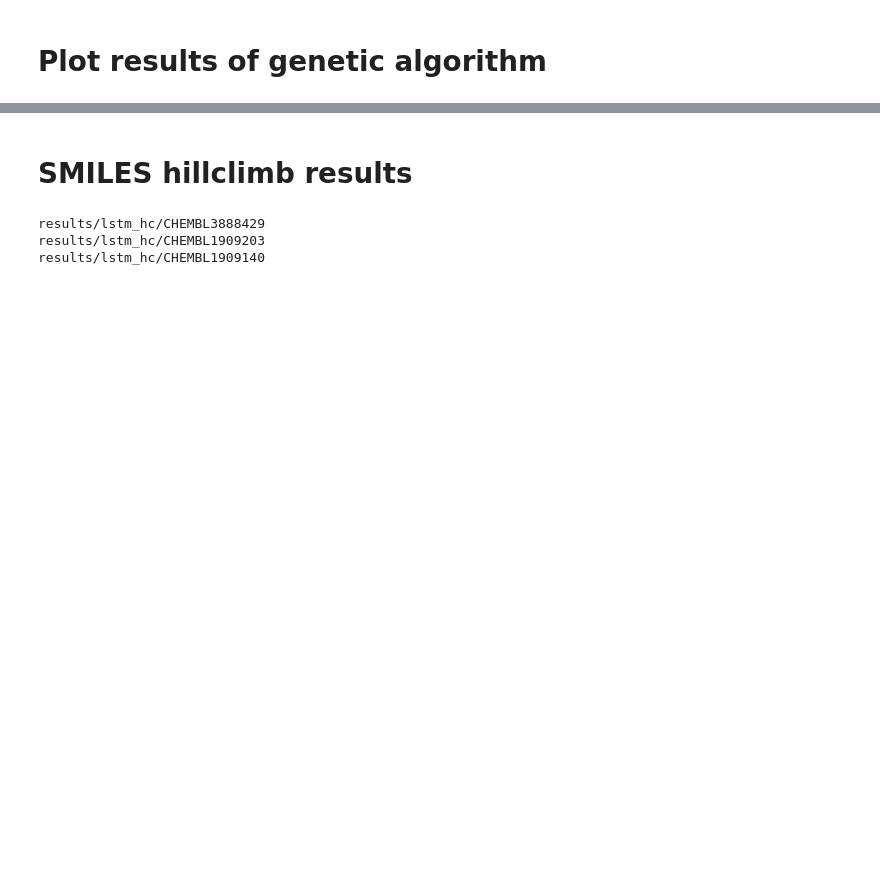
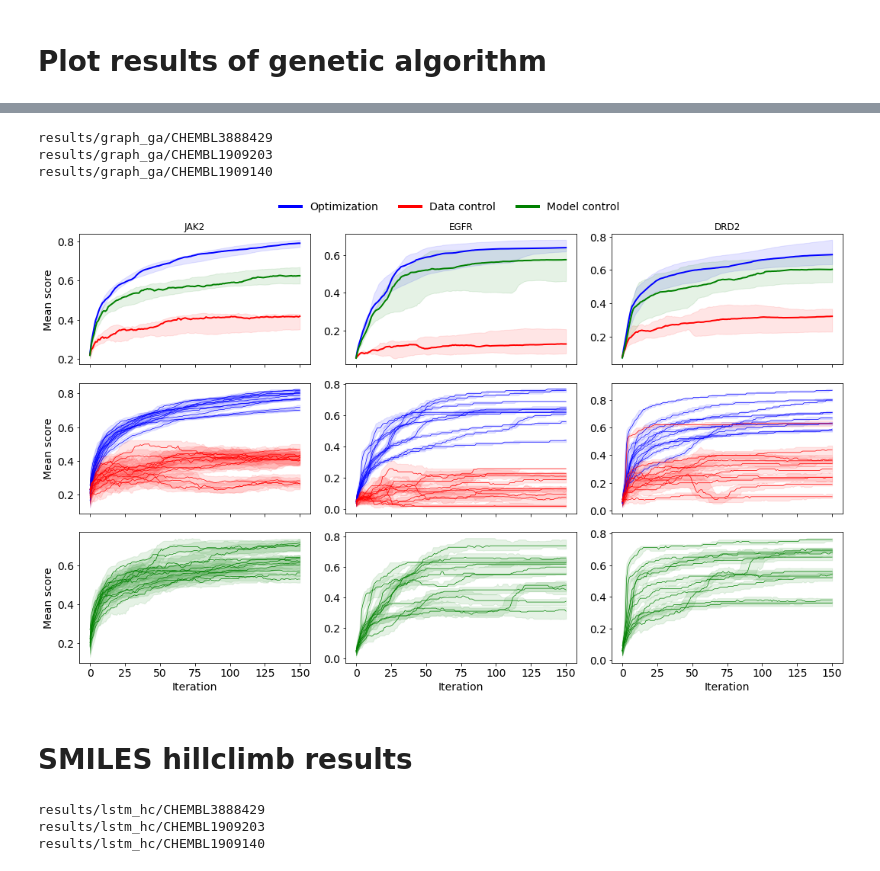
Before and after one commit to ml-jku/mgenerators-failure-modes, a Jupyter notebook: summary_plots.ipynb, the cells around one changed output, grey strips where cells are left out. Drawn from its saved outputs; the diff is of its cells as text; code cells hidden in the pictures; blank space fills up the shorter version.

```diff
--- a/summary_plots.ipynb
+++ b/summary_plots.ipynb
@@ -97,3 +100,50 @@ results/graph_ga/CHEMBL1909140
+# %%
+results_root = './results'
+optimizer = 'graph_ga'
+results_dir = Path(results_root)
+chids = next(os.walk(results_dir/optimizer))[1]
+
+
+# some variables for axis labels
+xlabel = None
+ms = 'Mean score'
+ra = 'Ratio active'
+
+# TODO: make better yticks
+fig, axes = plt.subplots(nrows=3, ncols=len(
+    chids), figsize=(15, 9), sharex=True)
+
+# store aucs while looping
+aucs = {}
+for i, chid in enumerate(chids):
+    print(results_dir/optimizer/chid)
+
+    preds_internal, preds_external, auc, _ = load_chid(
+        results_dir/optimizer/chid, order, hack=True)
+    aucs[chid] = auc
+
+    plot_wrapper(preds_internal, median_score_compound, name='median_score_compound', xlabel=xlabel,
+                 ylabel=ms, col_dict=col_dict, legend_dict=legend_dict, skip=[], ax=axes[0][i], legend=False, lw=2)
+    plot_wrapper(preds_internal, median_score_single, name='median_score_single', xlabel=xlabel, ylabel=ms,
+                 col_dict=col_dict, legend_dict=legend_dict, skip=['Split1_alt'], ax=axes[1][i], legend=False, lw=0.7)
+    xlabel = 'Iteration'
+    plot_wrapper(preds_internal, median_score_single, name='median_score_single', xlabel=xlabel, ylabel=ms,
+                 col_dict=col_dict, legend_dict=legend_dict, skip=['Split1','Split2'], ax=axes[2][i], legend=False, lw=0.7)
+    xlabel = None
+    ms, ra = None, None
+
+for i, chid in enumerate(chids):
+    axes[0][i].set_title(chid_name[chid], fontsize=12)
+custom_lines = [Line2D([0], [0], color=color, lw=4)
+                for color in col_dict.values()]
+fig.legend(custom_lines, list(legend_dict.values()), loc='upper center',
+           ncol=3, bbox_to_anchor=(0.5, 1.025), frameon=False)
+fig.tight_layout()
+# %% [output]
+results/graph_ga/CHEMBL3888429
+results/graph_ga/CHEMBL1909203
+results/graph_ga/CHEMBL1909140
+[figure, added]
 # %% [markdown]
 # SMILES hillclimb results
 # %%
```
Also changed, not shown: parts of 14 cells of this notebook, 9 other files.
